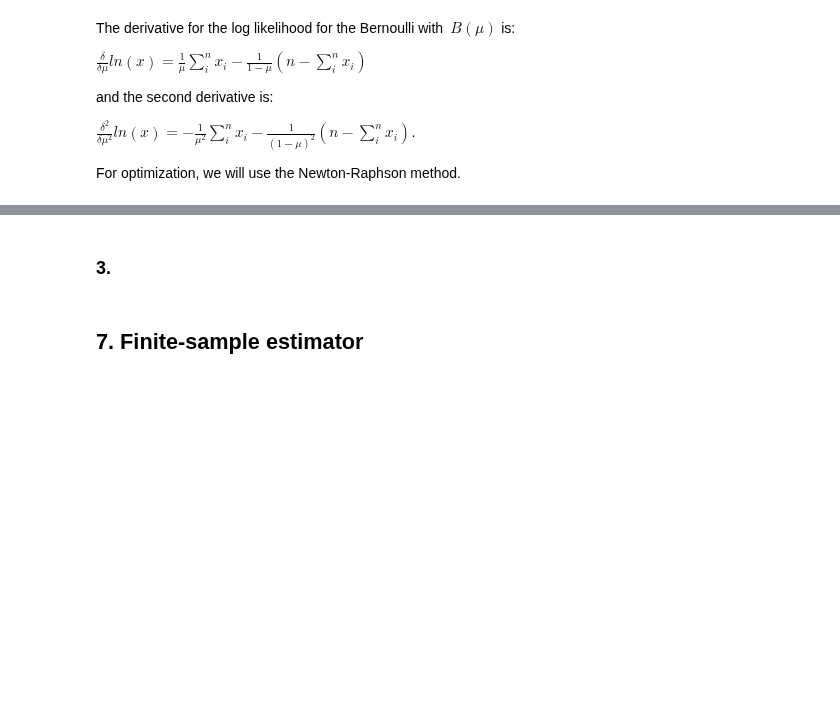
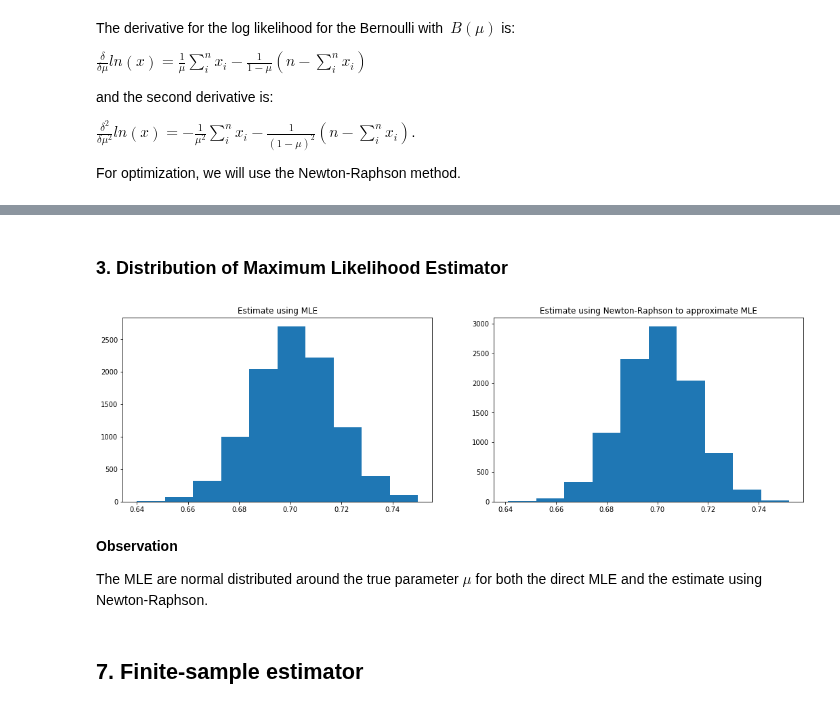
Before and after one commit to DorotheaMueller/statistics_assignments, a Jupyter notebook: ex_2.ipynb, the cells around one changed output, grey strips where cells are left out. Drawn from its saved outputs; the diff is of its cells as text; code cells hidden in the pictures; blank space fills up the shorter version.

```diff
--- a/ex_2.ipynb
+++ b/ex_2.ipynb
@@ -114,9 +114,7 @@ def newton_raphson(data, n, theta):
 
     stop = False
 
-    # Also possible to use for approximation.
-#     while(not np.allclose(f_1(theta), 0, 0.0001)):
-    while(f_1(theta)!= 0):
+    while(not np.allclose(f_1(theta), 0, 0.0001)):
 
         theta = theta - f_1(theta)/f_2(theta)
 
@@ -185,2 +184,0 @@ The Netwon-Raphson method converges to the maximum $\mu$ value of the log liklih
-# %% [markdown]
-### 3.
@@ -189,3 +185,33 @@ The Netwon-Raphson method converges to the maximum $\mu$ value of the log liklih
+# %% [markdown]
+### 3. Distribution of Maximum Likelihood Estimator
+# %%
+m_exp = 10000
+n = 1000
+thetas = np.linspace(0, 1, 101) # All possible estimates.
+est = np.zeros(m_exp)
+est_newton = np.zeros(m_exp)
+mu = 0.7
+# %%
+for i in range(m_exp):
+    sample = np.random.binomial(1, mu, n)
+
+    # Likelihood estimation
+    mu_exp = np.argmax(f(thetas))/100
+    est[i] = mu_exp
+
+    est_newton[i] = newton_raphson(sample, n, initial_theta)[-1]
+# %%
+fig, axs = plt.subplots(1, 2, figsize = (18, 5))
+axs[0].hist(est)
+axs[0].set_title("Estimate using MLE")
+axs[1].hist(est_newton)
+axs[1].set_title("Estimate using Newton-Raphson to approximate MLE");
+# %% [output]
+[figure, added]
+# %% [markdown]
+**Observation**
+
+The MLE are normal distributed around the true parameter $\mu$ for both the direct MLE and the estimate using Newton-Raphson.
 # %% [markdown]
 ## 7. Finite-sample estimator
 # %% [markdown]
```
Also changed, not shown: parts of 8 cells of this notebook.
